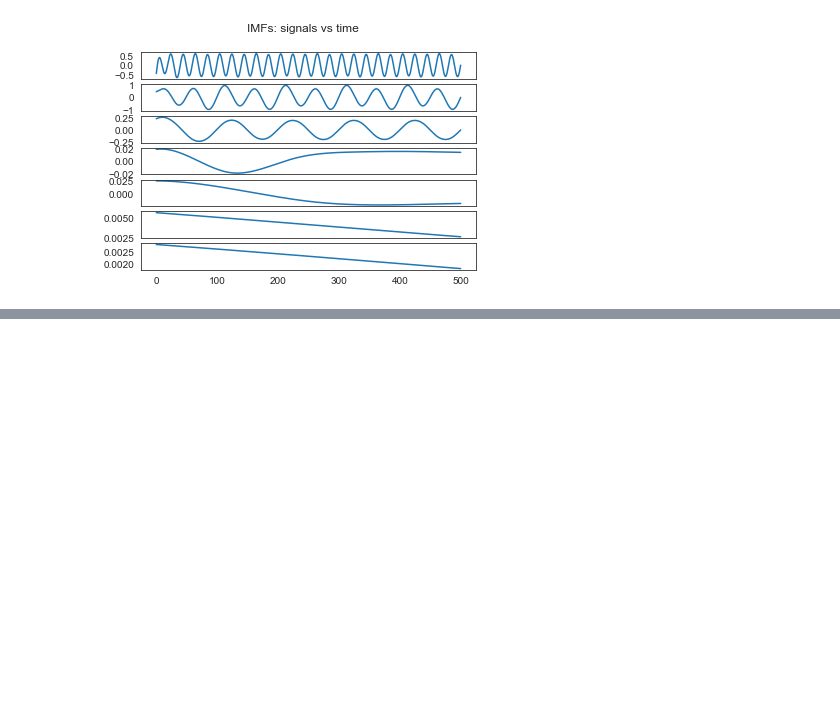
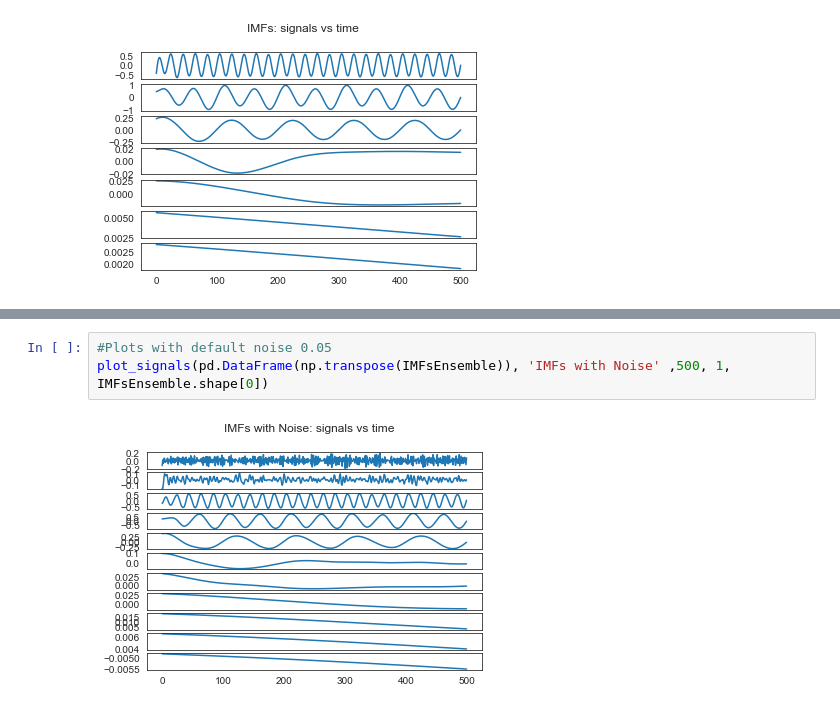
Before and after one commit to Johannes-Gross/ML1_Repo, a Jupyter notebook: Sheet4/EMD.ipynb, the cells around one changed output, grey strips where cells are left out. Cells and saved outputs as stored; diff of their text form; blank space fills up the shorter version.

```diff
--- a/Sheet4/EMD.ipynb
+++ b/Sheet4/EMD.ipynb
@@ -49,0 +69,5 @@ plot_signals(pd.DataFrame(np.transpose(IMFs)), 'IMFs' ,500, 1, 7)
+# %%
+#Plots with default noise 0.05
+plot_signals(pd.DataFrame(np.transpose(IMFsEnsemble)), 'IMFs with Noise' ,500, 1, IMFsEnsemble.shape[0])
+# %% [output]
+[figure, added]
```
Also changed, not shown: parts of 7 cells of this notebook.
